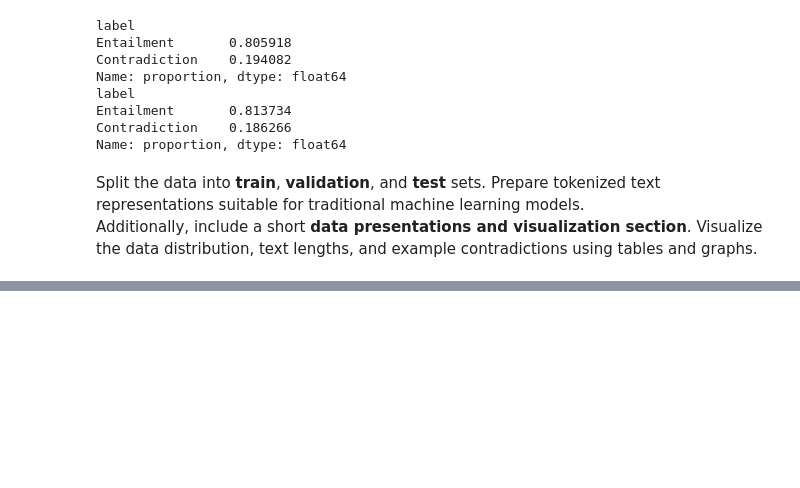
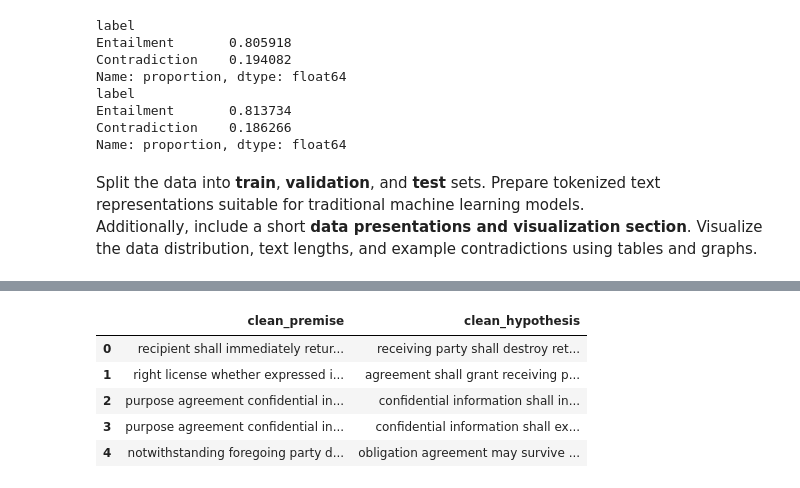
Before and after one commit to Favstina/IntelligentSystems-Assigment_2, a Jupyter notebook: Assigment2.ipynb, the cells around one changed output, grey strips where cells are left out. Cells and saved outputs as stored; diff of their text form; code cells hidden in the pictures; blank space fills up the shorter version.

```diff
--- a/Assigment2.ipynb
+++ b/Assigment2.ipynb
@@ -218,17 +223,28 @@ en_train['clean_hypothesis'] = en_train['hypothesis'].apply(preprocess_text)
 # %%
 from sklearn.model_selection import train_test_split
 
-# spliting the data into train, tset, validation sets
-X_temp, X_test, y_temp, y_test = train_test_split(
+# train and validate set
+X_train, X_val, y_train, y_val = train_test_split(
     en_train[['clean_premise', 'clean_hypothesis']],
     en_train['label'],
-    test_size=0.3,
+    test_size=0.2,
     random_state=42
 )
 
-X_train, X_val, y_train, y_val = train_test_split(
-    X_temp,
-    y_temp,
-    test_size=0.3,
-    random_state=42
-)
+X_train = X_train.reset_index(drop=True)
+X_val   = X_val.reset_index(drop=True)
+y_train = y_train.reset_index(drop=True)
+y_val   = y_val.reset_index(drop=True)
+
+# test set
+X_test = en_test[['clean_premise', 'clean_hypothesis']].reset_index(drop=True)
+y_test = en_test['label'].reset_index(drop=True)
+# %%
+X_test.head()
+# %% [output]
+|  | clean_premise | clean_hypothesis |
+| 0 | recipient shall immediately retur... | receiving party shall destroy ret... |
+| 1 | right license whether expressed i... | agreement shall grant receiving p... |
+| 2 | purpose agreement confidential in... | confidential information shall in... |
+| 3 | purpose agreement confidential in... | confidential information shall ex... |
+| 4 | notwithstanding foregoing party d... | obligation agreement may survive ... |
```
Also changed, not shown: parts of 11 cells of this notebook.
